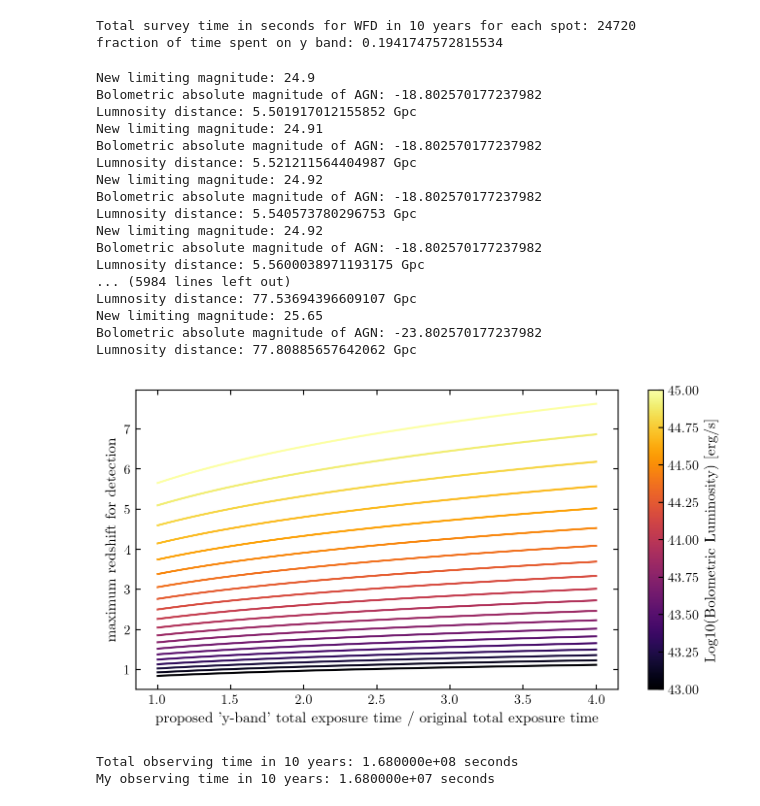
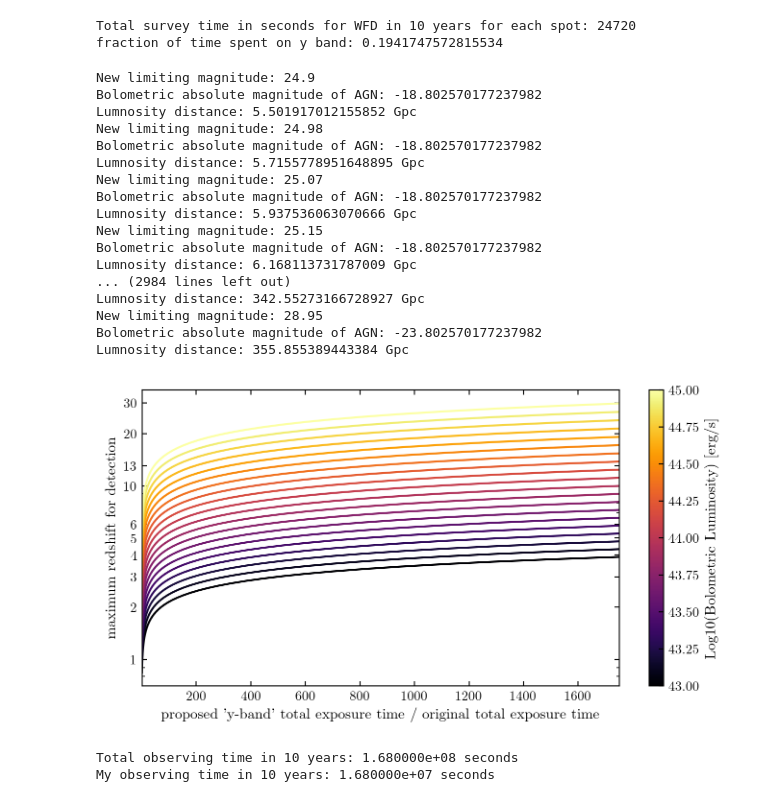
Before and after one commit to fred144/ASTRGR9002-Transients, a Jupyter notebook: final.ipynb, the cells around one changed output. Cells and saved outputs as stored; diff of their text form; code cells hidden in the pictures.

```diff
--- a/final.ipynb
+++ b/final.ipynb
@@ -336,51 +336,57 @@ full_survey_time = (
 agn_bols = np.geomspace(1e43, 1e45, 20)  # erg/s
 
 fig, ax = plt.subplots(figsize=(8, 4), dpi=200)
-t_exposure = np.geomspace(1, 4, 100) * 4800
+t_exposure = np.geomspace(1, 1750, 50) * 4800
 norm = plt.Normalize(vmin=np.log10(agn_bols.min()), vmax=np.log10(agn_bols.max()))
 cmap = plt.cm.inferno
 
 for i, L_agn in enumerate(agn_bols):
     z_maxs = []
     for t in t_exposure:
         z_max, mlim, Mbol = max_redshift(L_agn, t, band="y")
         z_maxs.append(z_max)
     ax.plot(
         t_exposure / 4800,
         z_maxs,
         color=cmap(norm(np.log10(L_agn))),
         label=f"L_agn={L_agn:.1e}",
     )
 
 sm = plt.cm.ScalarMappable(cmap=cmap, norm=norm)
 sm.set_array([])
 cbar = plt.colorbar(sm, ax=ax)
 cbar.set_label("Log10(Bolometric Luminosity) [erg/s]")
 
 ax.set_xlabel("proposed 'y-band' total exposure time / original total exposure time")
 ax.set_ylabel("maximum redshift for detection")
+ax.set(xlim=(1, 1750))
+ax.set_yscale("log")
+tick_redshifts = [1, 2, 3, 4, 5, 6, 10, 13,20,30]
+tick_labels = [str(z) for z in tick_redshifts]
+ax.set_yticks(tick_redshifts)
+ax.set_yticklabels(tick_labels)
 
 plt.savefig("exposure_z.png", dpi=300, bbox_inches="tight")
 plt.show()
 # %% [output]
 New limiting magnitude: 24.9
 Bolometric absolute magnitude of AGN: -18.802570177237982
 Lumnosity distance: 5.501917012155852 Gpc
-New limiting magnitude: 24.91
+New limiting magnitude: 24.98
 Bolometric absolute magnitude of AGN: -18.802570177237982
-Lumnosity distance: 5.521211564404987 Gpc
-New limiting magnitude: 24.92
+Lumnosity distance: 5.7155778951648895 Gpc
+New limiting magnitude: 25.07
 Bolometric absolute magnitude of AGN: -18.802570177237982
-Lumnosity distance: 5.540573780296753 Gpc
-New limiting magnitude: 24.92
+Lumnosity distance: 5.937536063070666 Gpc
+New limiting magnitude: 25.15
 Bolometric absolute magnitude of AGN: -18.802570177237982
-Lumnosity distance: 5.5600038971193175 Gpc
-... (5984 lines left out)
-Lumnosity distance: 77.53694396609107 Gpc
-New limiting magnitude: 25.65
+Lumnosity distance: 6.168113731787009 Gpc
+... (2984 lines left out)
+Lumnosity distance: 342.55273166728927 Gpc
+New limiting magnitude: 28.95
 Bolometric absolute magnitude of AGN: -23.802570177237982
-Lumnosity distance: 77.80885657642062 Gpc
+Lumnosity distance: 355.855389443384 Gpc
-[figure, old version]
+[figure, new version]
 # %%
 total_observing_time = 30 * 5.6e6  # seconds
 my_observing_time = total_observing_time * 0.1
```
Also changed, not shown: parts of 1 cell of this notebook, 5 other files.
